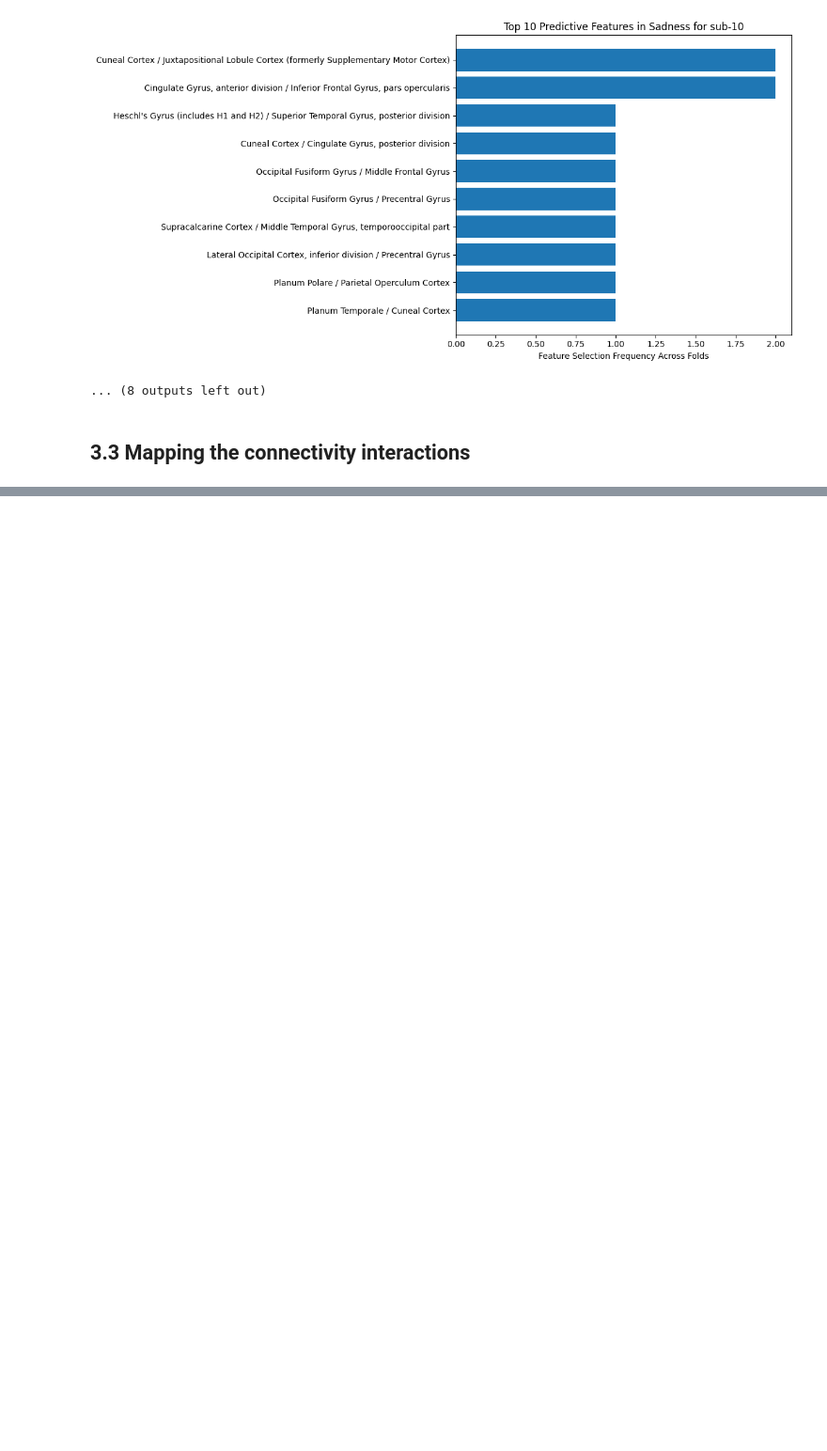
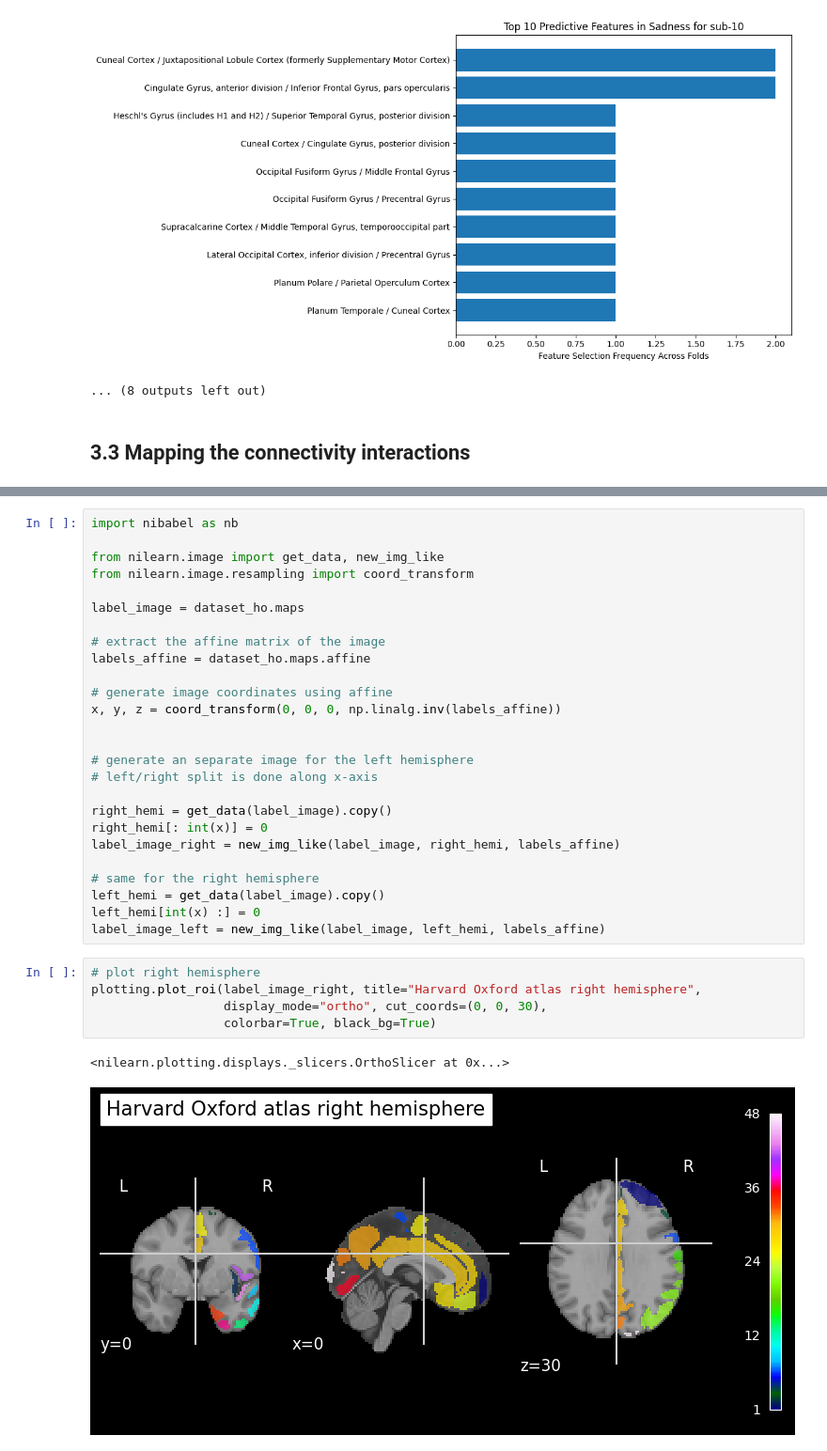
Before and after one commit to GalhardoCorreia/MusicBrainNetwork, a Jupyter notebook: scripts_seb/3.[fc]optimal-parameters_best-features_seb.ipynb, the cells around one changed output, grey strips where cells are left out. Shown at 94% size. Saved outputs shown, nothing was run; the diff lists cells and outputs as text; blank space fills up the shorter version.

```diff
--- a/scripts_seb/3.[fc]optimal-parameters_best-features_seb.ipynb
+++ b/scripts_seb/3.[fc]optimal-parameters_best-features_seb.ipynb
@@ -446,0 +507,34 @@ dict_items([(1000, 1), (526, 1), (784, 1), (787, 1), (1094, 1), (522, 2), (260,
+# %%
+import nibabel as nb
+
+from nilearn.image import get_data, new_img_like
+from nilearn.image.resampling import coord_transform
+
+label_image = dataset_ho.maps
+
+# extract the affine matrix of the image
+labels_affine = dataset_ho.maps.affine
+
+# generate image coordinates using affine
+x, y, z = coord_transform(0, 0, 0, np.linalg.inv(labels_affine))
+
+
+# generate an separate image for the left hemisphere
+# left/right split is done along x-axis
+
+right_hemi = get_data(label_image).copy()
+right_hemi[: int(x)] = 0
+label_image_right = new_img_like(label_image, right_hemi, labels_affine)
+
+# same for the right hemisphere
+left_hemi = get_data(label_image).copy()
+left_hemi[int(x) :] = 0
+label_image_left = new_img_like(label_image, left_hemi, labels_affine)
+# %%
+# plot right hemisphere
+plotting.plot_roi(label_image_right, title="Harvard Oxford atlas right hemisphere",
+                  display_mode="ortho", cut_coords=(0, 0, 30),
+                  colorbar=True, black_bg=True)
+# %% [output]
+<nilearn.plotting.displays._slicers.OrthoSlicer at 0x...>
+[figure, added]
```
Also changed, not shown: parts of 15 cells of this notebook, 2 other files.
